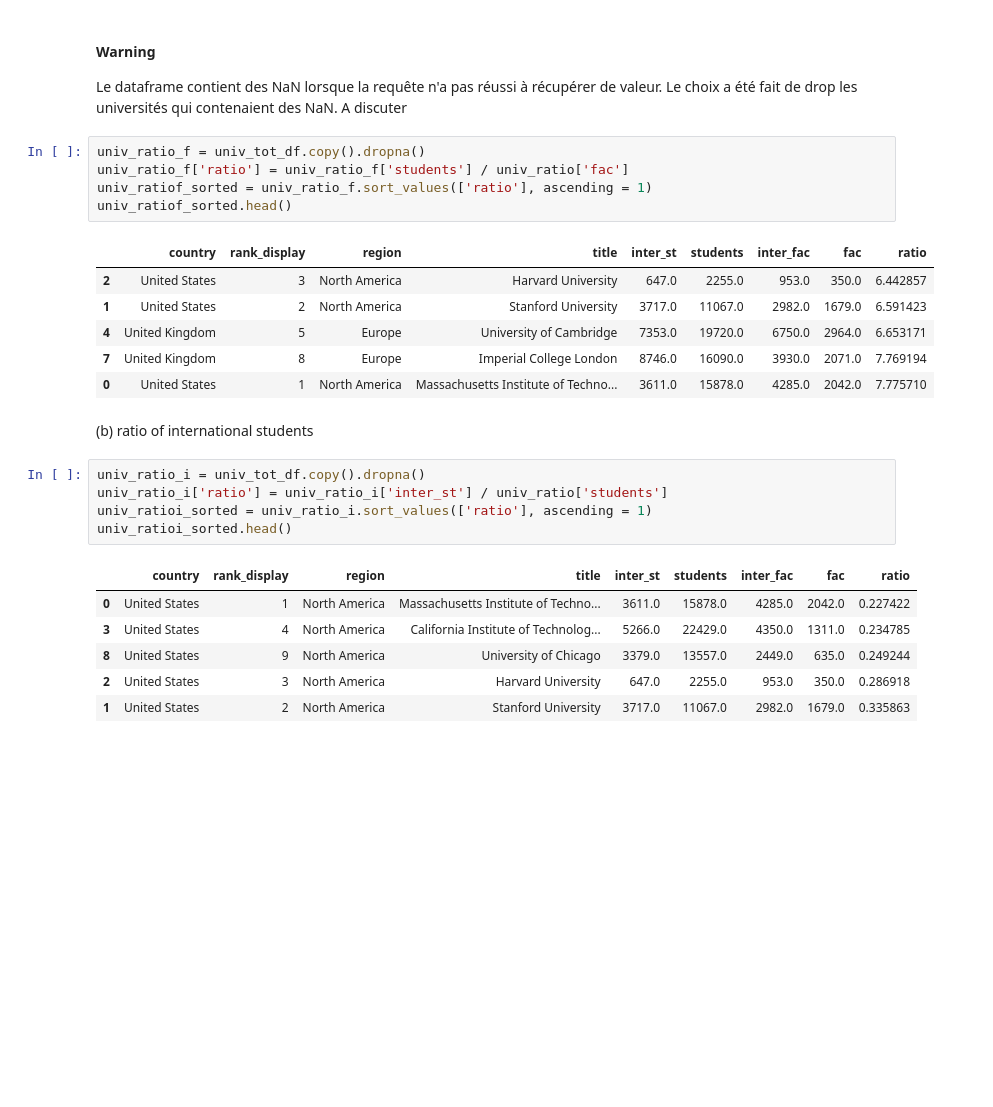
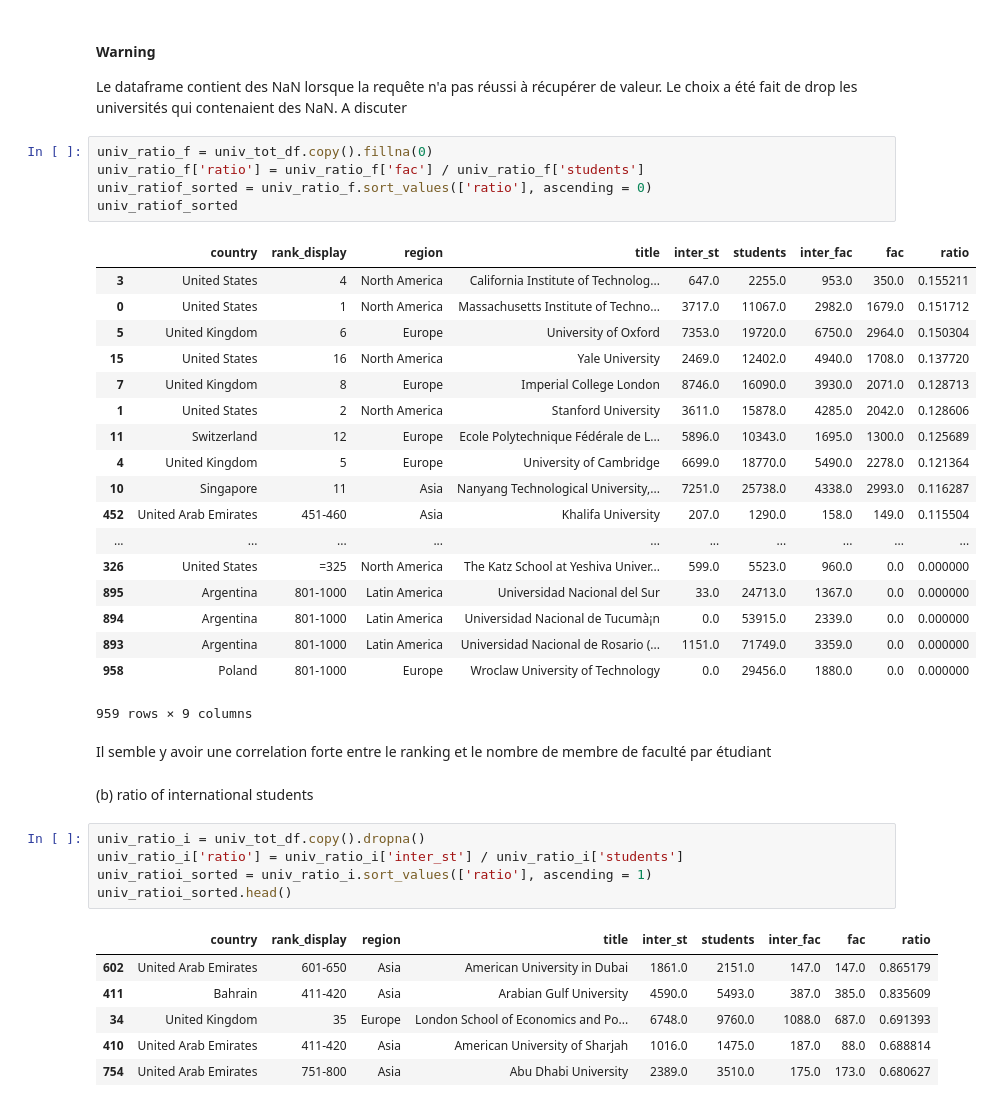
Before and after one commit to IsaacLeimgruber/ADA_labs_repo, a Jupyter notebook: 02 - Data from the Web/hw02_isaac.ipynb, the cells around one changed output. Drawn from its saved outputs; the diff is of its cells as text; blank space fills up the shorter version.

Commit message:
Fixed all NaN values in requested data

```diff
--- a/02 - Data from the Web/hw02_isaac.ipynb
+++ b/02 - Data from the Web/hw02_isaac.ipynb
@@ -293,28 +363,42 @@ Which are the best universities in term of: (a) ratio between faculty members an
 #### Warning
 Le dataframe contient des NaN lorsque la requête n'a pas réussi à récupérer de valeur. Le choix a été fait de drop les universités qui contenaient des NaN. A discuter
 # %%
-univ_ratio_f = univ_tot_df.copy().dropna()
-univ_ratio_f['ratio'] = univ_ratio_f['students'] / univ_ratio['fac']
-univ_ratiof_sorted = univ_ratio_f.sort_values(['ratio'], ascending = 1)
-univ_ratiof_sorted.head()
+univ_ratio_f = univ_tot_df.copy().fillna(0)
+univ_ratio_f['ratio'] = univ_ratio_f['fac'] / univ_ratio_f['students']
+univ_ratiof_sorted = univ_ratio_f.sort_values(['ratio'], ascending = 0)
+univ_ratiof_sorted
 # %% [output]
 |  | country | rank_display | region | title | inter_st | students | inter_fac | fac | ratio |
-| 2 | United States | 3 | North America | Harvard University | 647.0 | 2255.0 | 953.0 | 350.0 | 6.442857 |
-| 1 | United States | 2 | North America | Stanford University | 3717.0 | 11067.0 | 2982.0 | 1679.0 | 6.591423 |
-| 4 | United Kingdom | 5 | Europe | University of Cambridge | 7353.0 | 19720.0 | 6750.0 | 2964.0 | 6.653171 |
-| 7 | United Kingdom | 8 | Europe | Imperial College London | 8746.0 | 16090.0 | 3930.0 | 2071.0 | 7.769194 |
-| 0 | United States | 1 | North America | Massachusetts Institute of Techno... | 3611.0 | 15878.0 | 4285.0 | 2042.0 | 7.775710 |
+| 3 | United States | 4 | North America | California Institute of Technolog... | 647.0 | 2255.0 | 953.0 | 350.0 | 0.155211 |
+| 0 | United States | 1 | North America | Massachusetts Institute of Techno... | 3717.0 | 11067.0 | 2982.0 | 1679.0 | 0.151712 |
+| 5 | United Kingdom | 6 | Europe | University of Oxford | 7353.0 | 19720.0 | 6750.0 | 2964.0 | 0.150304 |
+| 15 | United States | 16 | North America | Yale University | 2469.0 | 12402.0 | 4940.0 | 1708.0 | 0.137720 |
+| 7 | United Kingdom | 8 | Europe | Imperial College London | 8746.0 | 16090.0 | 3930.0 | 2071.0 | 0.128713 |
+| 1 | United States | 2 | North America | Stanford University | 3611.0 | 15878.0 | 4285.0 | 2042.0 | 0.128606 |
+| 11 | Switzerland | 12 | Europe | Ecole Polytechnique Fédérale de L... | 5896.0 | 10343.0 | 1695.0 | 1300.0 | 0.125689 |
+| 4 | United Kingdom | 5 | Europe | University of Cambridge | 6699.0 | 18770.0 | 5490.0 | 2278.0 | 0.121364 |
+| 10 | Singapore | 11 | Asia | Nanyang Technological University,... | 7251.0 | 25738.0 | 4338.0 | 2993.0 | 0.116287 |
+| 452 | United Arab Emirates | 451-460 | Asia | Khalifa University | 207.0 | 1290.0 | 158.0 | 149.0 | 0.115504 |
+| ... | ... | ... | ... | ... | ... | ... | ... | ... | ... |
+| 326 | United States | =325 | North America | The Katz School at Yeshiva Univer... | 599.0 | 5523.0 | 960.0 | 0.0 | 0.000000 |
+| 895 | Argentina | 801-1000 | Latin America | Universidad Nacional del Sur | 33.0 | 24713.0 | 1367.0 | 0.0 | 0.000000 |
+| 894 | Argentina | 801-1000 | Latin America | Universidad Nacional de Tucumà¡n | 0.0 | 53915.0 | 2339.0 | 0.0 | 0.000000 |
+| 893 | Argentina | 801-1000 | Latin America | Universidad Nacional de Rosario (... | 1151.0 | 71749.0 | 3359.0 | 0.0 | 0.000000 |
+| 958 | Poland | 801-1000 | Europe | Wroclaw University of Technology | 0.0 | 29456.0 | 1880.0 | 0.0 | 0.000000 |
+959 rows × 9 columns
+# %% [markdown]
+Il semble y avoir une correlation forte entre le ranking et le nombre de membre de faculté par étudiant
 # %% [markdown]
 (b) ratio of international students
 # %%
 univ_ratio_i = univ_tot_df.copy().dropna()
-univ_ratio_i['ratio'] = univ_ratio_i['inter_st'] / univ_ratio['students']
+univ_ratio_i['ratio'] = univ_ratio_i['inter_st'] / univ_ratio_i['students']
 univ_ratioi_sorted = univ_ratio_i.sort_values(['ratio'], ascending = 1)
 univ_ratioi_sorted.head()
 # %% [output]
 |  | country | rank_display | region | title | inter_st | students | inter_fac | fac | ratio |
-| 0 | United States | 1 | North America | Massachusetts Institute of Techno... | 3611.0 | 15878.0 | 4285.0 | 2042.0 | 0.227422 |
-| 3 | United States | 4 | North America | California Institute of Technolog... | 5266.0 | 22429.0 | 4350.0 | 1311.0 | 0.234785 |
-| 8 | United States | 9 | North America | University of Chicago | 3379.0 | 13557.0 | 2449.0 | 635.0 | 0.249244 |
-| 2 | United States | 3 | North America | Harvard University | 647.0 | 2255.0 | 953.0 | 350.0 | 0.286918 |
-| 1 | United States | 2 | North America | Stanford University | 3717.0 | 11067.0 | 2982.0 | 1679.0 | 0.335863 |
+| 602 | United Arab Emirates | 601-650 | Asia | American University in Dubai | 1861.0 | 2151.0 | 147.0 | 147.0 | 0.865179 |
+| 411 | Bahrain | 411-420 | Asia | Arabian Gulf University | 4590.0 | 5493.0 | 387.0 | 385.0 | 0.835609 |
+| 34 | United Kingdom | 35 | Europe | London School of Economics and Po... | 6748.0 | 9760.0 | 1088.0 | 687.0 | 0.691393 |
+| 410 | United Arab Emirates | 411-420 | Asia | American University of Sharjah | 1016.0 | 1475.0 | 187.0 | 88.0 | 0.688814 |
+| 754 | United Arab Emirates | 751-800 | Asia | Abu Dhabi University | 2389.0 | 3510.0 | 175.0 | 173.0 | 0.680627 |
```
Also changed, not shown: parts of 18 cells of this notebook.
